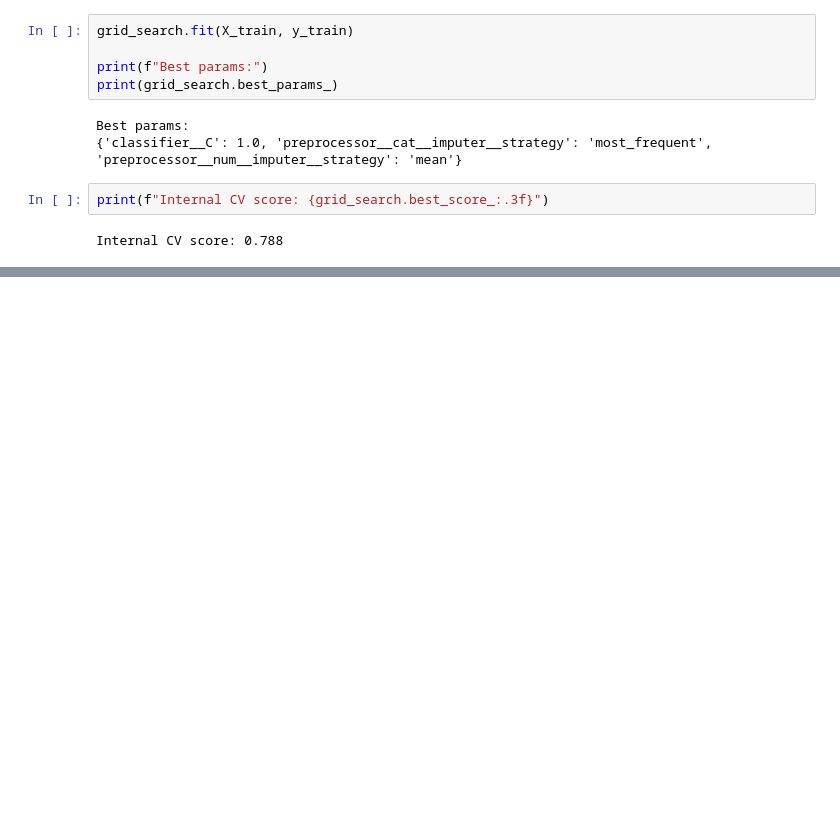
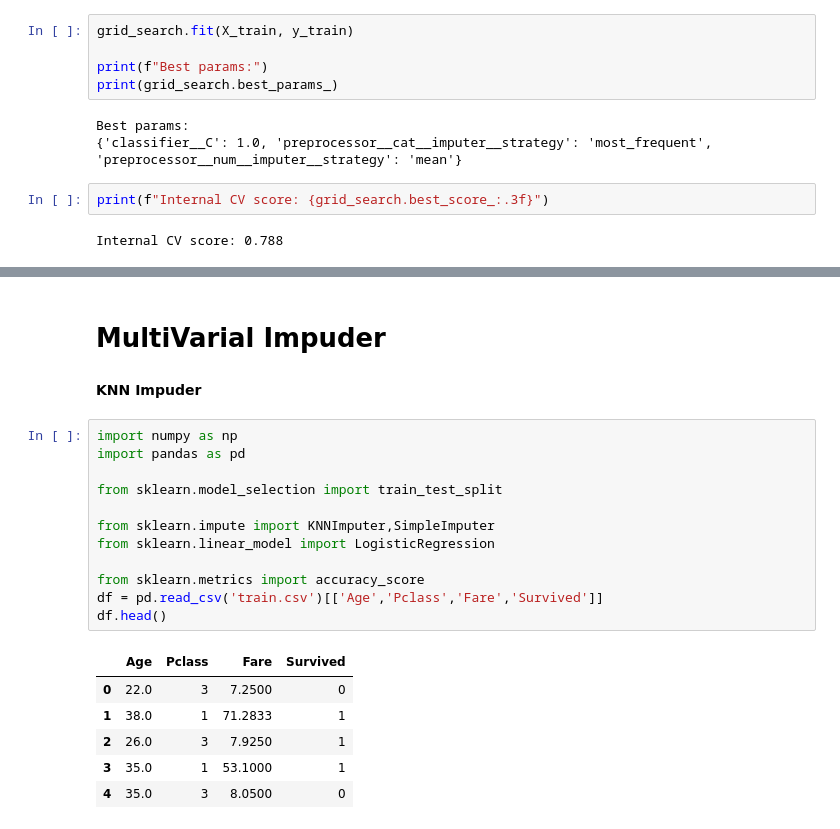
Before and after one commit to Dhrupad-05/Intro-to-Machine-Learning, a Jupyter notebook: 6_Handling_Missing_Data.ipynb, the cells around one changed output, grey strips where cells are left out. Cells and saved outputs as stored; diff of their text form; blank space fills up the shorter version.

Commit message:
Added KNN Impuder

```diff
--- a/6_Handling_Missing_Data.ipynb
+++ b/6_Handling_Missing_Data.ipynb
@@ -1418,3 +1418,26 @@ cv_results[['param_classifier__C','param_preprocessor__cat__imputer__strategy','
 | 1 | 0.1 | most_frequent | median | 0.786444 |
 | 2 | 0.1 | constant | mean | 0.786444 |
 | 3 | 0.1 | constant | median | 0.786444 |
+# %% [markdown]
+# **MultiVarial Impuder**
+# %% [markdown]
+**KNN Impuder**
+# %%
+import numpy as np
+import pandas as pd
+
+from sklearn.model_selection import train_test_split
+
+from sklearn.impute import KNNImputer,SimpleImputer
+from sklearn.linear_model import LogisticRegression
+
+from sklearn.metrics import accuracy_score
+df = pd.read_csv('train.csv')[['Age','Pclass','Fare','Survived']]
+df.head()
+# %% [output]
+|  | Age | Pclass | Fare | Survived |
+| 0 | 22.0 | 3 | 7.2500 | 0 |
+| 1 | 38.0 | 1 | 71.2833 | 1 |
+| 2 | 26.0 | 3 | 7.9250 | 1 |
+| 3 | 35.0 | 1 | 53.1000 | 1 |
+| 4 | 35.0 | 3 | 8.0500 | 0 |
```
Also changed, not shown: parts of 7 cells of this notebook.
